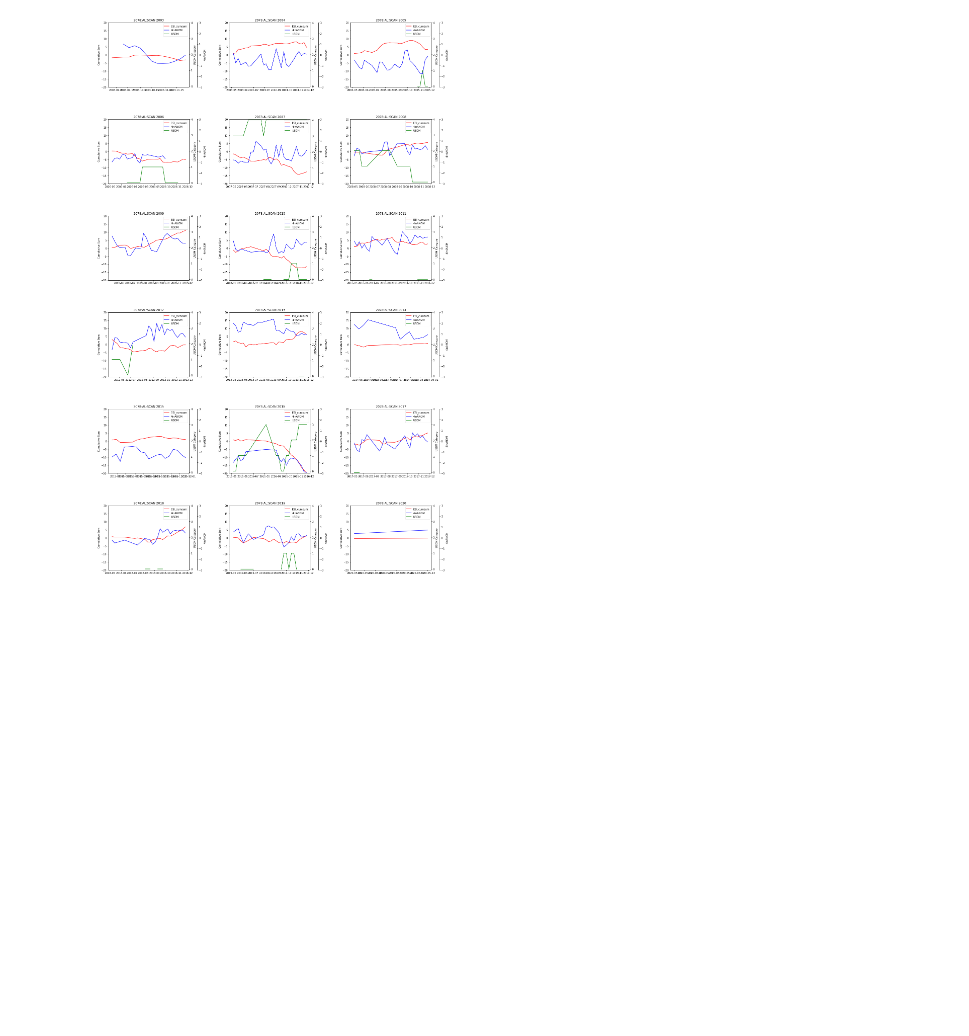
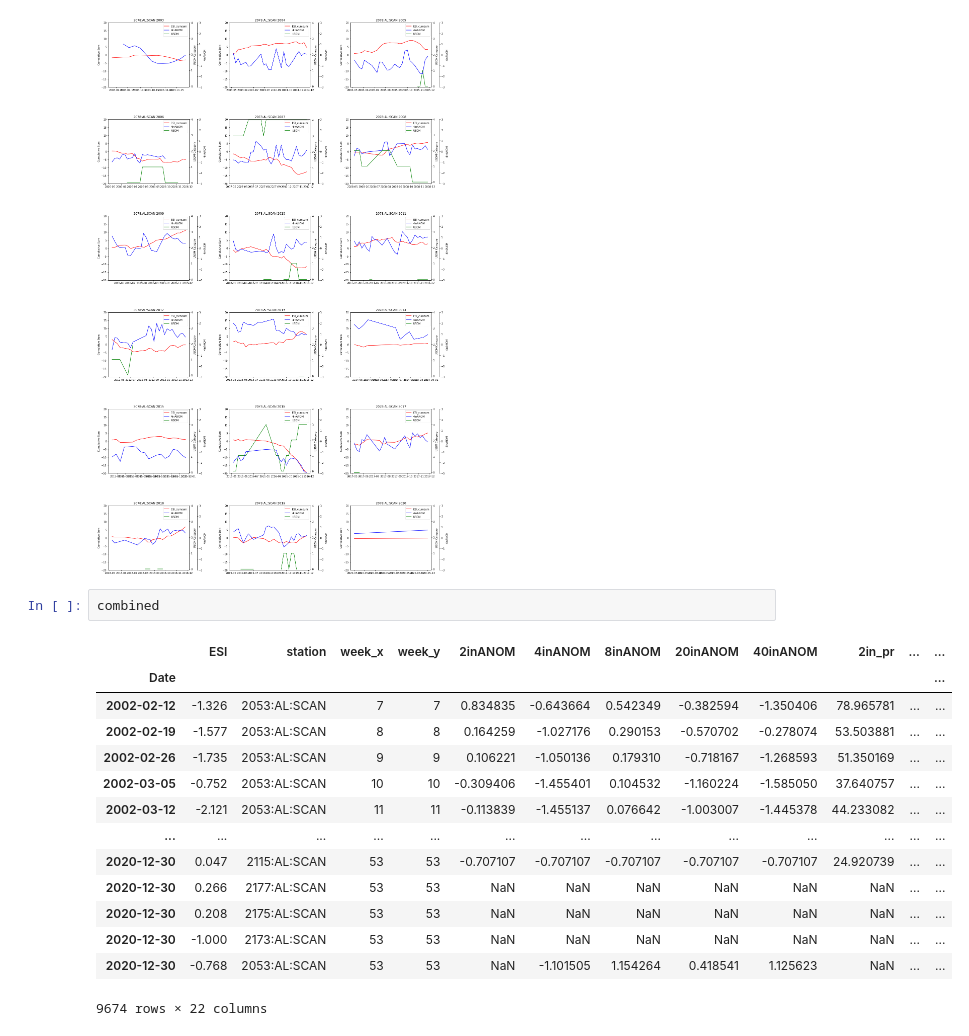
Before and after one commit to Corey4005/SCANAnalysis, a Jupyter notebook: notebooks/drought_analysis.ipynb, the cells around one changed output. Cells and saved outputs as stored; diff of their text form; blank space fills up the shorter version.

```diff
--- a/notebooks/drought_analysis.ipynb
+++ b/notebooks/drought_analysis.ipynb
@@ -1197,3 +1197,20 @@ Try using .loc[row_indexer,col_indexer] = value instead
 See the caveats in the documentation: https://pandas.pydata.org/pandas-docs/stable/user_guide/indexing.html#returning-a-view-versus-a-copy
   yearFrame['ESI_cumsum'] = yearFrame['ESI'].cumsum()
 [figure]
+# %%
+combined
+# %% [output]
+|  | ESI | station | week_x | week_y | 2inANOM | 4inANOM | 8inANOM | 20inANOM | 40inANOM | 2in_pr | ... | ... |
+| Date |  |  |  |  |  |  |  |  |  |  |  | ... |
+| 2002-02-12 | -1.326 | 2053:AL:SCAN | 7 | 7 | 0.834835 | -0.643664 | 0.542349 | -0.382594 | -1.350406 | 78.965781 | ... | ... |
+| 2002-02-19 | -1.577 | 2053:AL:SCAN | 8 | 8 | 0.164259 | -1.027176 | 0.290153 | -0.570702 | -0.278074 | 53.503881 | ... | ... |
+| 2002-02-26 | -1.735 | 2053:AL:SCAN | 9 | 9 | 0.106221 | -1.050136 | 0.179310 | -0.718167 | -1.268593 | 51.350169 | ... | ... |
+| 2002-03-05 | -0.752 | 2053:AL:SCAN | 10 | 10 | -0.309406 | -1.455401 | 0.104532 | -1.160224 | -1.585050 | 37.640757 | ... | ... |
+| 2002-03-12 | -2.121 | 2053:AL:SCAN | 11 | 11 | -0.113839 | -1.455137 | 0.076642 | -1.003007 | -1.445378 | 44.233082 | ... | ... |
+| ... | ... | ... | ... | ... | ... | ... | ... | ... | ... | ... | ... | ... |
+| 2020-12-30 | 0.047 | 2115:AL:SCAN | 53 | 53 | -0.707107 | -0.707107 | -0.707107 | -0.707107 | -0.707107 | 24.920739 | ... | ... |
+| 2020-12-30 | 0.266 | 2177:AL:SCAN | 53 | 53 | NaN | NaN | NaN | NaN | NaN | NaN | ... | ... |
+| 2020-12-30 | 0.208 | 2175:AL:SCAN | 53 | 53 | NaN | NaN | NaN | NaN | NaN | NaN | ... | ... |
+| 2020-12-30 | -1.000 | 2173:AL:SCAN | 53 | 53 | NaN | NaN | NaN | NaN | NaN | NaN | ... | ... |
+| 2020-12-30 | -0.768 | 2053:AL:SCAN | 53 | 53 | NaN | -1.101505 | 1.154264 | 0.418541 | 1.125623 | NaN | ... | ... |
+9674 rows × 22 columns
```
Also changed, not shown: parts of 8 cells of this notebook.
